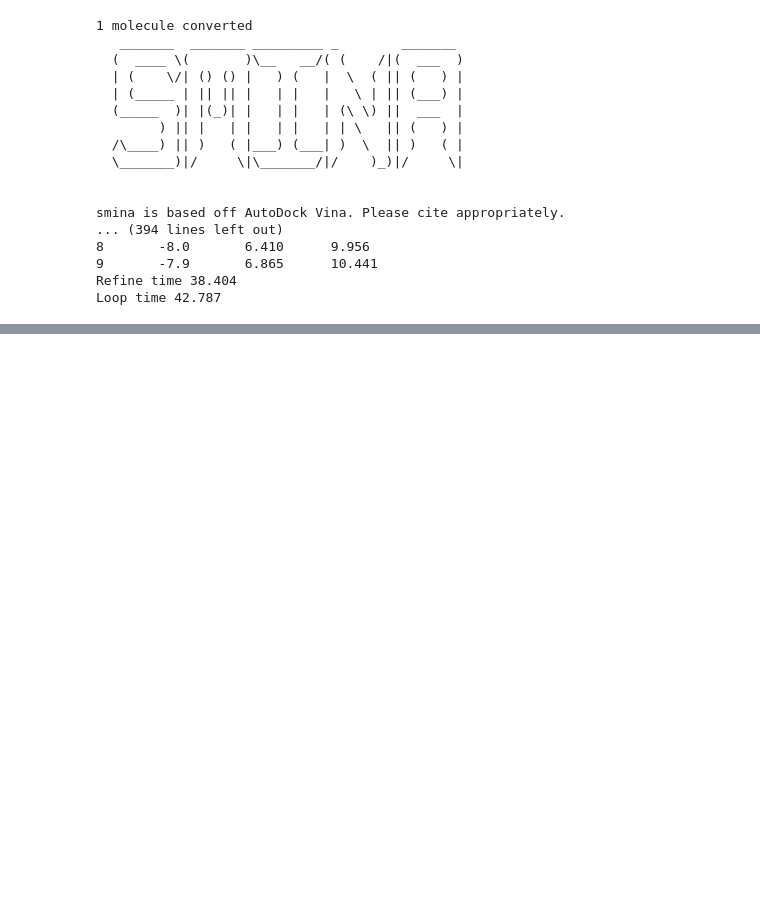
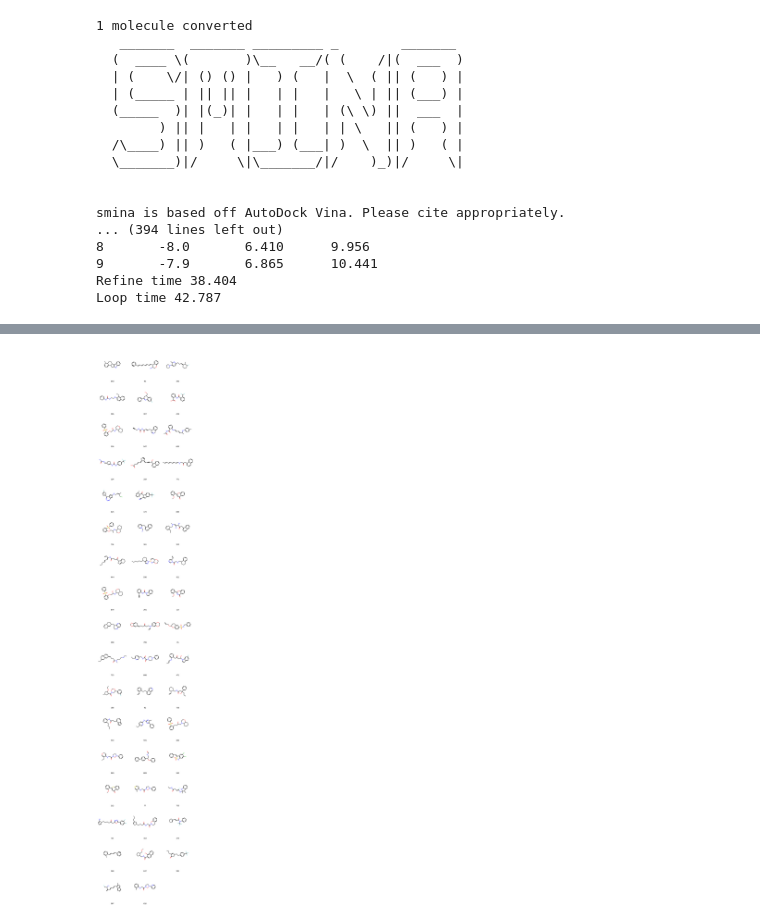
Before and after one commit to asiomchen/mldd23_project1, a Jupyter notebook: docking/docking.ipynb, the cells around one changed output, grey strips where cells are left out. Cells and saved outputs as stored; diff of their text form; code cells hidden in the pictures; blank space fills up the shorter version.

```diff
--- a/docking/docking.ipynb
+++ b/docking/docking.ipynb
@@ -46,4 +46,13 @@ smina is based off AutoDock Vina. Please cite appropriately.
 Refine time 38.404
 Loop time 42.787
 # %%
+from rdkit.Chem import Draw
+from rdkit import Chem
+import pandas as pd
+
+df = pd.read_csv('outputs/concat_20231004-090641.csv')
+df.sort_values('score', inplace=True)
+top_100 = df.head(100).copy().reset_index()
+top_100['mol'] = top_100['smiles'].apply(Chem.MolFromSmiles)
+print(top_100.head(30))
 # %% [output]
@@ -55,0 +76,4 @@ Loop time 42.787
+# %%
+Draw.MolsToGridImage(top_100['mol'].tolist(), subImgSize=(300, 300), legends=[str(x) for x in top_100['index']])
+# %% [output]
+[figure, added]
```
Also changed, not shown: parts of 1 cell of this notebook, 15 other files.
